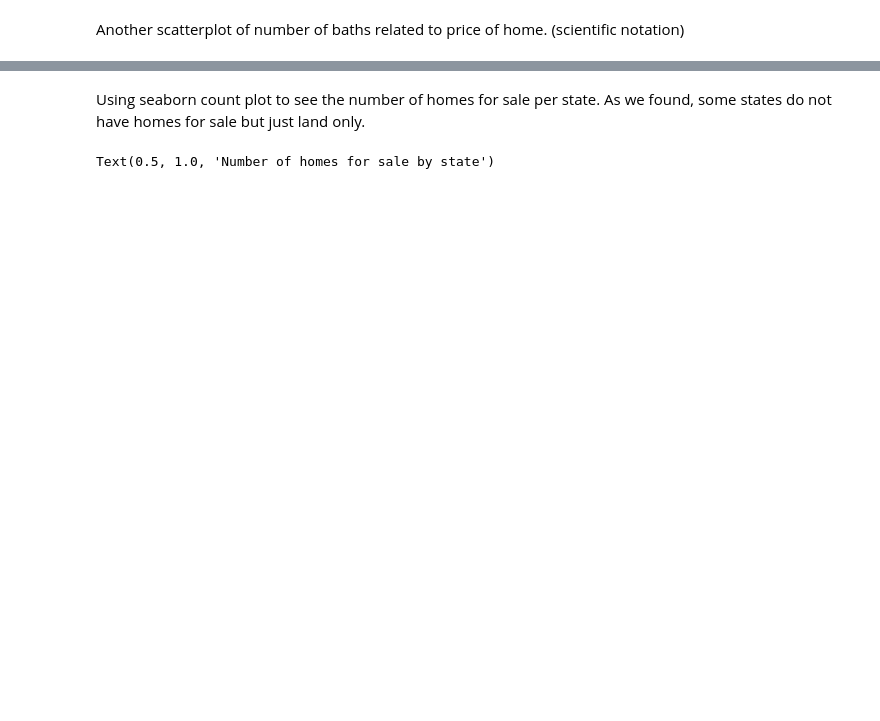
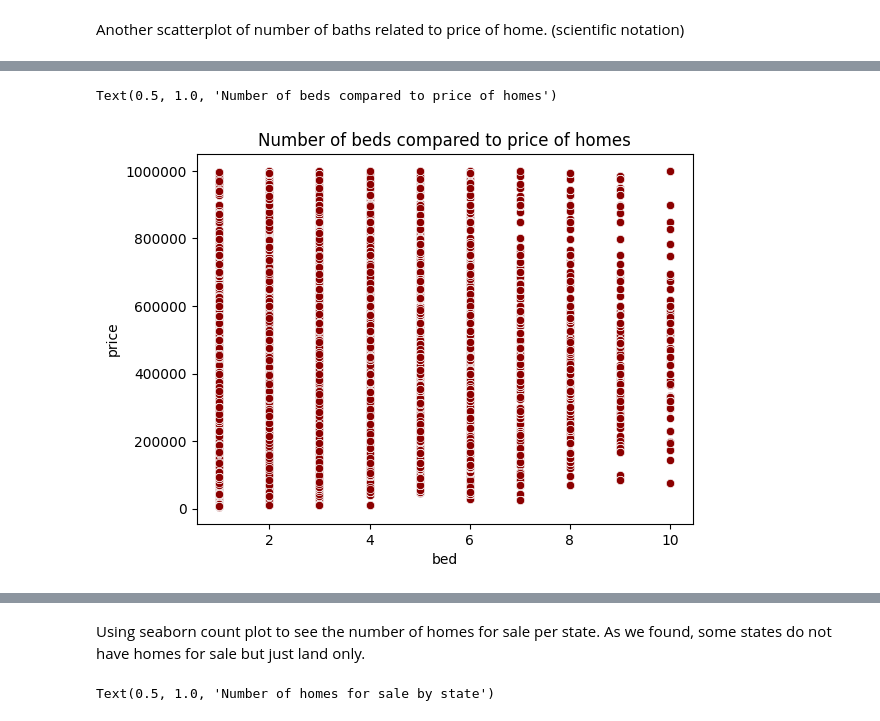
Before and after one commit to itoptics/CST383, a Jupyter notebook: Real_Estate_Data.ipynb, the cells around one changed output, grey strips where cells are left out. Drawn from its saved outputs; the diff is of its cells as text; code cells hidden in the pictures; blank space fills up the shorter version.

```diff
--- a/Real_Estate_Data.ipynb
+++ b/Real_Estate_Data.ipynb
@@ -127,0 +190,7 @@ sns.scatterplot(data=df, x='bath', y='price', color='green')
+# %%
+sns.scatterplot(data=df, x='bed', y='price', color='darkred')
+plt.ticklabel_format(style='plain')
+plt.title("Number of beds compared to price of homes")
+# %% [output]
+Text(0.5, 1.0, 'Number of beds compared to price of homes')
+[figure, added]
```
Also changed, not shown: parts of 18 cells of this notebook, 1 other file.
